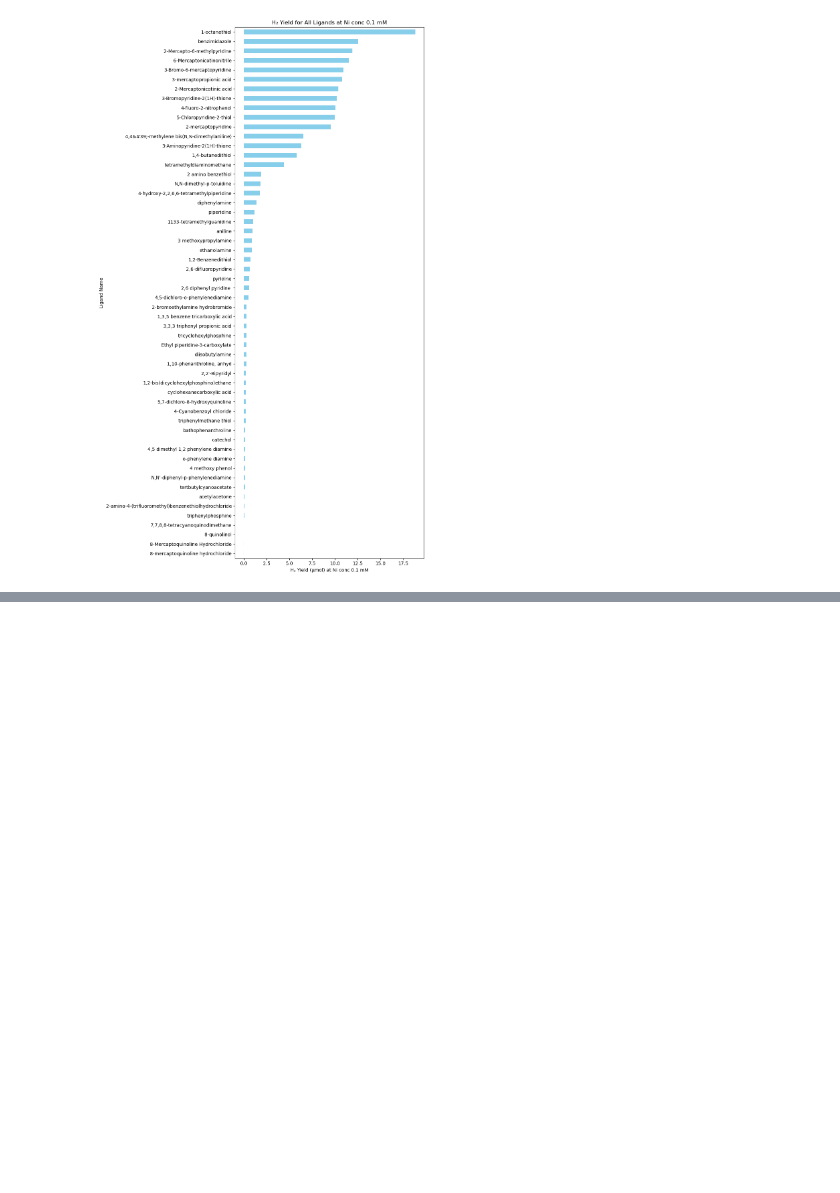
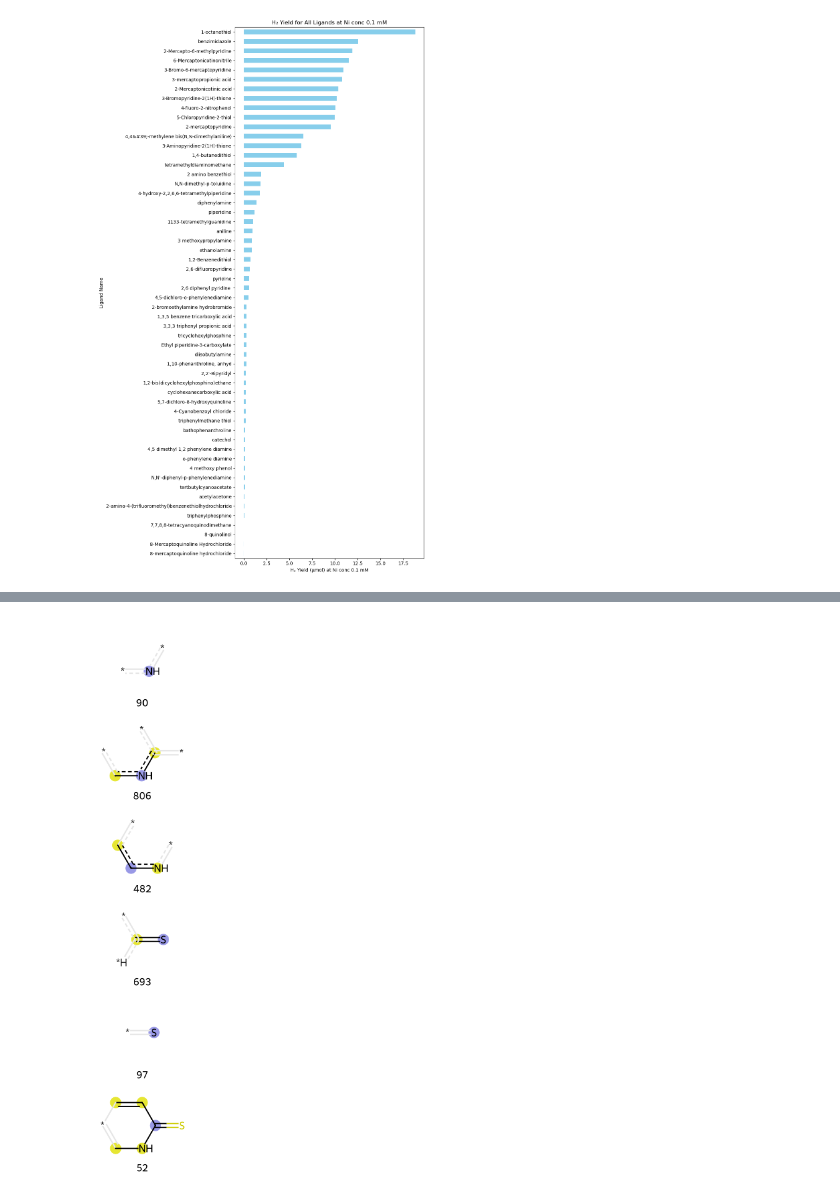
Before and after one commit to kareem-Abdelmaqsoud/HER-metal-complex-ligands, a Jupyter notebook: data_analysis.ipynb, the cells around one changed output, grey strips where cells are left out. Saved outputs shown, nothing was run; the diff lists cells and outputs as text; code cells hidden in the pictures; blank space fills up the shorter version.

Commit message:
added visuals for important functional groups

```diff
--- a/data_analysis.ipynb
+++ b/data_analysis.ipynb
@@ -236,14 +236,14 @@ from rdkit import Chem
 from rdkit.Chem import AllChem, Draw
 from IPython.display import display
 
-smiles = "S=C1NC=CC=C1"
+smiles = "S=C1NC=CC=C1" # 2-mercaptopyridine
 mol = Chem.MolFromSmiles(smiles)
 
-highlight_bits = [ 806, 1114,  652,   97, 1506,  843,  881, 1717, 1163,  389]
+highlight_bits = [90, 806, 139, 482, 693, 229, 652, 843, 435, 881, 97, 33, 700, 842, 52]
 
 # Get bitInfo
 bit_info = {}
-fp = AllChem.GetMorganFingerprintAsBitVect(mol, radius=2, nBits=2048, bitInfo=bit_info)
+fp = AllChem.GetMorganFingerprintAsBitVect(mol, radius=2, nBits=1024, bitInfo=bit_info)
 
 # Only keep bits that exist
 bits_to_draw = [b for b in highlight_bits if b in bit_info]
@@ -261,3 +261,4 @@ img = Draw.DrawMorganBits(
 
 # Display in Jupyter
 display(img)
+# %% [output]
@@ -263,0 +266 @@ display(img)
+[figure, added]
```
Also changed, not shown: parts of 13 cells of this notebook.
